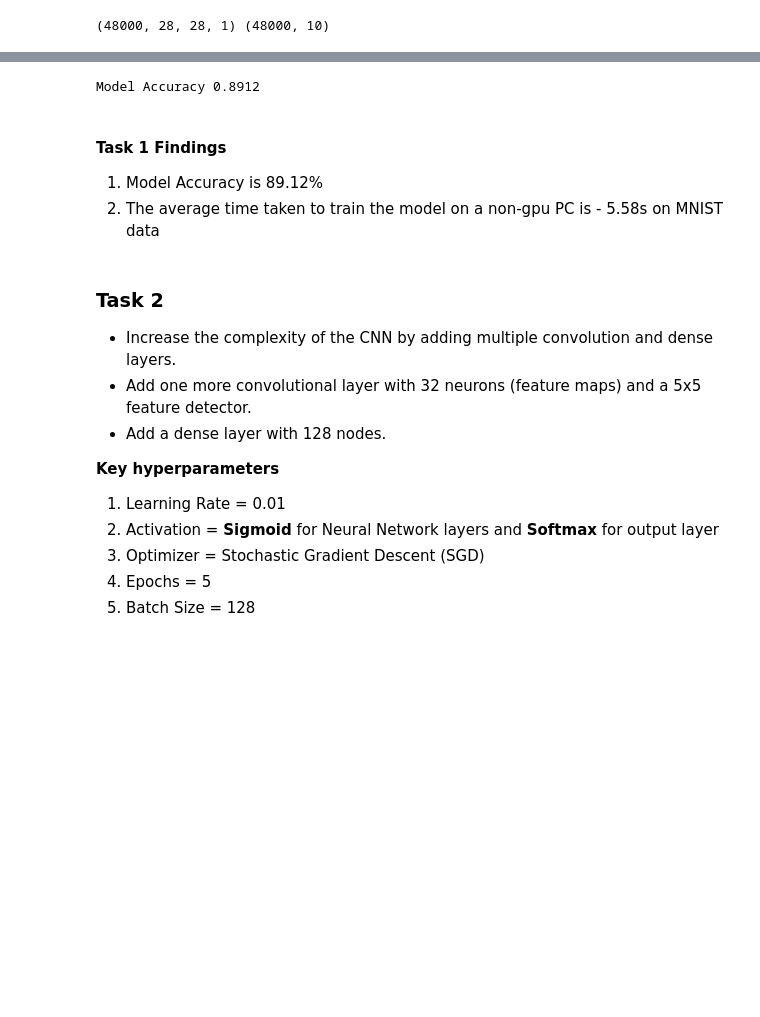
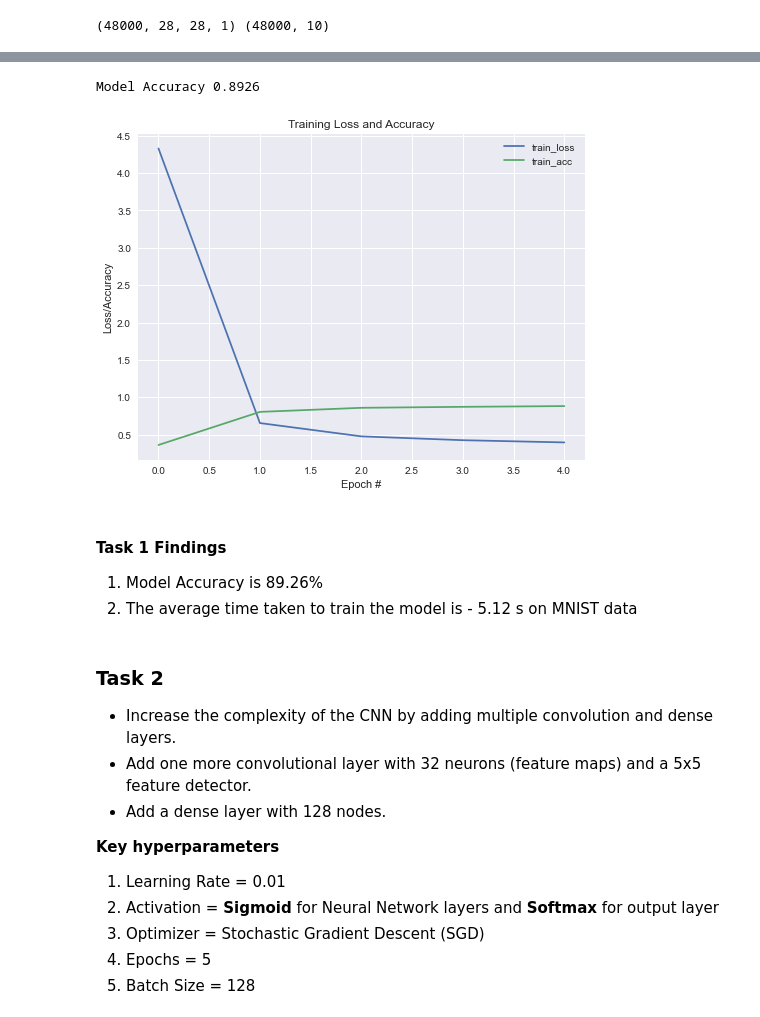
Before and after one commit to inqubate/vision_projects, a Jupyter notebook: notebooks/20201013_Team4_CNN_Saurav_Bakshi.ipynb, the cells around one changed output, grey strips where cells are left out. Cells and saved outputs as stored; diff of their text form; code cells hidden in the pictures; blank space fills up the shorter version.

```diff
--- a/notebooks/20201013_Team4_CNN_Saurav_Bakshi.ipynb
+++ b/notebooks/20201013_Team4_CNN_Saurav_Bakshi.ipynb
@@ -55,3 +89,19 @@ from tensorflow.keras.models import Sequential
+# %%
+def plot_summary(model_training_history, n_epochs, valid=False):
+    H = model_training_history
+    # plot the training loss and accuracy
+    plt.style.use("seaborn")
+    plt.figure(figsize=(8, 6))
+    plt.plot(np.arange(0, n_epochs), H.history["loss"], label="train_loss")
+    plt.plot(np.arange(0, n_epochs), H.history["accuracy"], label="train_acc")
+    if valid:
+        plt.plot(np.arange(0, n_epochs), H.history["val_loss"], label="val_loss")
+        plt.plot(np.arange(0, n_epochs), H.history["val_accuracy"], label="val_acc")
+
+    plt.title("Training Loss and Accuracy")
+    plt.xlabel("Epoch #")
+    plt.ylabel("Loss/Accuracy")
+    plt.legend()
 # %%
 print("[INFO] Reading MNIST...")
 ((train_images, train_labels), (testX, testY)) = mnist.load_data()
@@ -79,16 +129,15 @@ trainY = lb.fit_transform(trainY)
 valY = lb.transform(valY)
 testY = lb.transform(testY)
 # %%
-def build_task1_model(activation, n_classes):
+def build_task1_model(activation, n_classes, filter_size):
     # Task 1
     model = Sequential()
-    model.add(Conv2D(32, (3, 3), input_shape=(28, 28, 1)))
-    model.add(Activation(activation))
+    model.add(Conv2D(32, filter_size, input_shape=(28, 28, 1), activation=activation))
     model.add(Flatten())
-    model.add(Dense(n_classes))
-    model.add(Activation("softmax"))
+    model.add(Dense(n_classes,activation="softmax"))
     return model
 # %%
+filter_size =(5, 5)
 activation = "sigmoid"
 learning_rate = 0.01
 opt = SGD(learning_rate)
@@ -129,9 +179,7 @@ Epoch 5/5
 # %%
-t1_model = build_task1_model(activation, n_classes)
-t1_model.compile(loss=loss, optimizer=opt,
-            metrics=metrics)
-H = t1_model.fit(trainX, trainY,
-              epochs=n_epochs, batch_size=128)
-t1_model.summary()
+t1_model = build_model(build_task1_model, activation, n_classes, filter_size)
+t1_model_hist, t1_model = run_model(t1_model, loss,
+                                              opt, metrics, n_epochs,
+                                              batch_size, validation_data=None)
 # %% [output]
 Epoch 1/5
@@ -154,16 +212,20 @@ _________________________________________________________________
 # %%
 # evaluate the network
-predictions = t1_model.predict(testX, batch_size=128)
+predictions = t1_model.predict(testX, batch_size=batch_size)
 acc_score = accuracy_score(testY.argmax(axis=1),
                            predictions.argmax(axis=1))
 print(f"Model Accuracy {acc_score}")
 # %% [output]
-Model Accuracy 0.8912
+Model Accuracy 0.8926
+# %%
+plot_summary(t1_model_hist, n_epochs)
+# %% [output]
+[figure, added]
 # %% [markdown]
 #### Task 1 Findings
 
-1. Model Accuracy is 89.12%
-2. The average time taken to train the model on a non-gpu PC is - 5.58s on MNIST data
+1. Model Accuracy is 89.26%
+2. The average time taken to train the model is - 5.12 s on MNIST data
 # %% [markdown]
 ### Task 2
 - Increase the complexity of the CNN by adding multiple convolution and dense layers.
```
Also changed, not shown: parts of 128 cells of this notebook, 1 other file.
